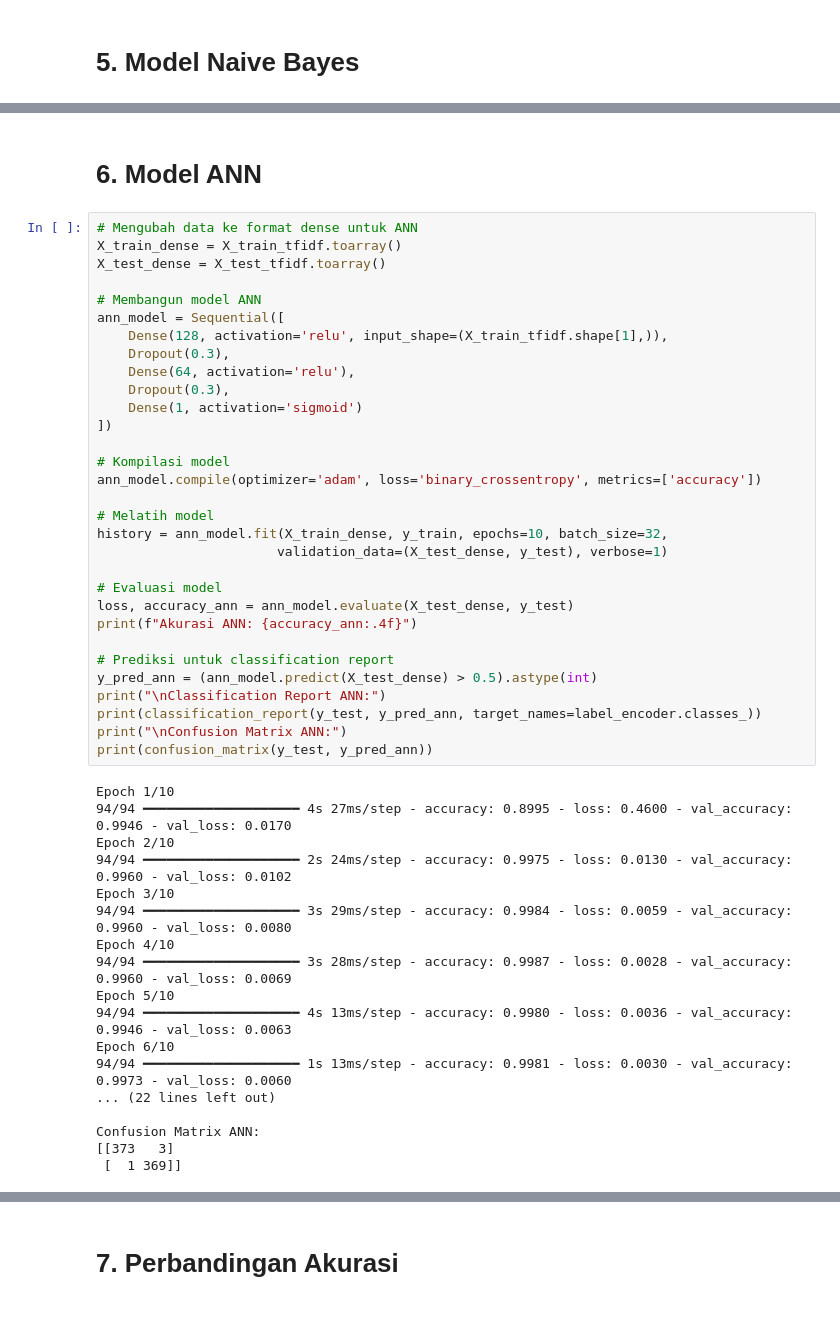
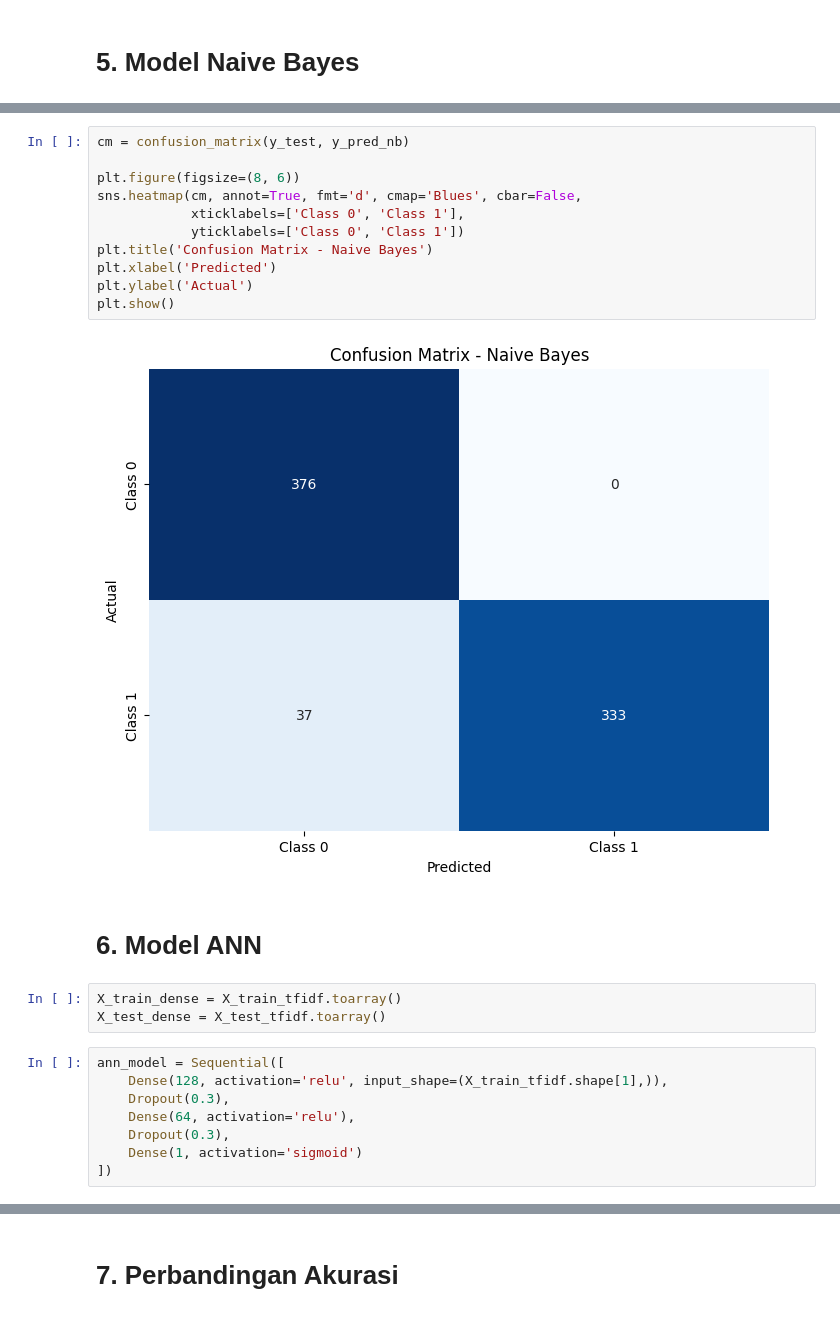
Before and after one commit to alfitranurr/DATA-MINING, a Jupyter notebook: PRACTICUM/MODUL 4/DEMO/TUGAS1/Tugas_1_(Data_Teks)_Modul_4.ipynb, the cells around one changed output, grey strips where cells are left out. Cells and saved outputs as stored; diff of their text form.

```diff
--- a/PRACTICUM/MODUL 4/DEMO/TUGAS1/Tugas_1_(Data_Teks)_Modul_4.ipynb
+++ b/PRACTICUM/MODUL 4/DEMO/TUGAS1/Tugas_1_(Data_Teks)_Modul_4.ipynb
@@ -207,51 +176,26 @@ Confusion Matrix Naive Bayes:
+# %%
+cm = confusion_matrix(y_test, y_pred_nb)
+
+plt.figure(figsize=(8, 6))
+sns.heatmap(cm, annot=True, fmt='d', cmap='Blues', cbar=False,
+            xticklabels=['Class 0', 'Class 1'],
+            yticklabels=['Class 0', 'Class 1'])
+plt.title('Confusion Matrix - Naive Bayes')
+plt.xlabel('Predicted')
+plt.ylabel('Actual')
+plt.show()
+# %% [output]
+[figure, added]
 # %% [markdown]
 # 6. Model ANN
-# %%
-# Mengubah data ke format dense untuk ANN
-X_train_dense = X_train_tfidf.toarray()
-X_test_dense = X_test_tfidf.toarray()
-
-# Membangun model ANN
-ann_model = Sequential([
-    Dense(128, activation='relu', input_shape=(X_train_tfidf.shape[1],)),
-    Dropout(0.3),
-    Dense(64, activation='relu'),
-    Dropout(0.3),
-    Dense(1, activation='sigmoid')
-])
-
-# Kompilasi model
-ann_model.compile(optimizer='adam', loss='binary_crossentropy', metrics=['accuracy'])
-
-# Melatih model
-history = ann_model.fit(X_train_dense, y_train, epochs=10, batch_size=32,
-                       validation_data=(X_test_dense, y_test), verbose=1)
-
-# Evaluasi model
-loss, accuracy_ann = ann_model.evaluate(X_test_dense, y_test)
-print(f"Akurasi ANN: {accuracy_ann:.4f}")
-
-# Prediksi untuk classification report
-y_pred_ann = (ann_model.predict(X_test_dense) > 0.5).astype(int)
-print("\nClassification Report ANN:")
-print(classification_report(y_test, y_pred_ann, target_names=label_encoder.classes_))
-print("\nConfusion Matrix ANN:")
-print(confusion_matrix(y_test, y_pred_ann))
-# %% [output]
-Epoch 1/10
-94/94 ━━━━━━━━━━━━━━━━━━━━ 4s 27ms/step - accuracy: 0.8995 - loss: 0.4600 - val_accuracy: 0.9946 - val_loss: 0.0170
-Epoch 2/10
-94/94 ━━━━━━━━━━━━━━━━━━━━ 2s 24ms/step - accuracy: 0.9975 - loss: 0.0130 - val_accuracy: 0.9960 - val_loss: 0.0102
-Epoch 3/10
-94/94 ━━━━━━━━━━━━━━━━━━━━ 3s 29ms/step - accuracy: 0.9984 - loss: 0.0059 - val_accuracy: 0.9960 - val_loss: 0.0080
-Epoch 4/10
-94/94 ━━━━━━━━━━━━━━━━━━━━ 3s 28ms/step - accuracy: 0.9987 - loss: 0.0028 - val_accuracy: 0.9960 - val_loss: 0.0069
-Epoch 5/10
-94/94 ━━━━━━━━━━━━━━━━━━━━ 4s 13ms/step - accuracy: 0.9980 - loss: 0.0036 - val_accuracy: 0.9946 - val_loss: 0.0063
-Epoch 6/10
-94/94 ━━━━━━━━━━━━━━━━━━━━ 1s 13ms/step - accuracy: 0.9981 - loss: 0.0030 - val_accuracy: 0.9973 - val_loss: 0.0060
-... (22 lines left out)
-
-Confusion Matrix ANN:
-[[373   3]
- [  1 369]]
+# %%
+X_train_dense = X_train_tfidf.toarray()
+X_test_dense = X_test_tfidf.toarray()
+# %%
+ann_model = Sequential([
+    Dense(128, activation='relu', input_shape=(X_train_tfidf.shape[1],)),
+    Dropout(0.3),
+    Dense(64, activation='relu'),
+    Dropout(0.3),
+    Dense(1, activation='sigmoid')
+])
```
Also changed, not shown: parts of 63 cells of this notebook, 2 other files.
